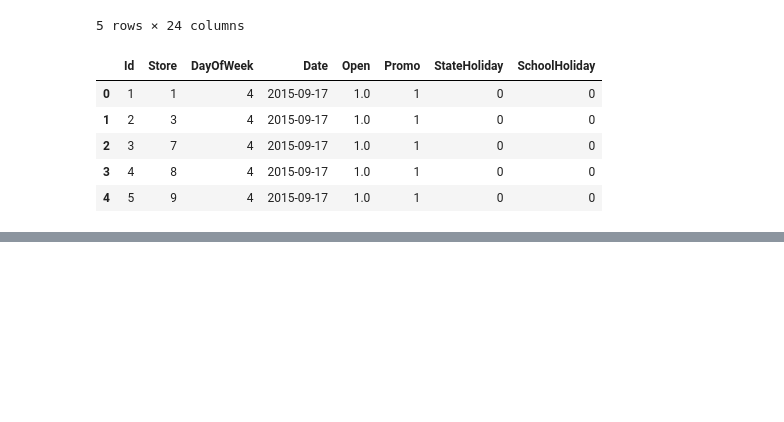
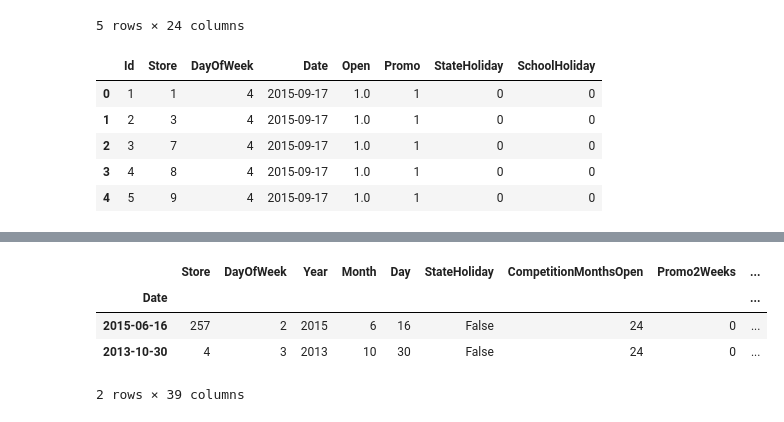
Before and after one commit to panozzaj/fastai, a Jupyter notebook: courses/dl1/Lesson 3 - AP - Structured data analysis.ipynb, the cells around one changed output, grey strips where cells are left out. Cells and saved outputs as stored; diff of their text form; code cells hidden in the pictures; blank space fills up the shorter version.

```diff
--- a/courses/dl1/Lesson 3 - AP - Structured data analysis.ipynb
+++ b/courses/dl1/Lesson 3 - AP - Structured data analysis.ipynb
@@ -69,0 +419,5 @@ AttributeError: module 'pandas.core.common' has no attribute 'is_numeric_dtype'
+# %%
+joined_test[dep] = 0
+joined_test = joined_test[categorical_vars + continuous_vars + [dep, 'Date', 'Id']].copy()
+# %%
+for v in categorical_vars: joined[v] = joined[v].astype('category').cat.as_ordered()
@@ -69,0 +426,4 @@ AttributeError: module 'pandas.core.common' has no attribute 'is_numeric_dtype'
+# %%
+for v in continuous_vars:
+    joined[v] = joined[v].fillna(0).astype('float32')
+    joined_test[v] = joined_test[v].fillna(0).astype('float32')
@@ -69,0 +436,8 @@ AttributeError: module 'pandas.core.common' has no attribute 'is_numeric_dtype'
+# %%
+joined_sample.head(2)
+# %% [output]
+|  | Store | DayOfWeek | Year | Month | Day | StateHoliday | CompetitionMonthsOpen | Promo2Weeks | ... |
+| Date |  |  |  |  |  |  |  |  | ... |
+| 2015-06-16 | 257 | 2 | 2015 | 6 | 16 | False | 24 | 0 | ... |
+| 2013-10-30 | 4 | 3 | 2013 | 10 | 30 | False | 24 | 0 | ... |
+2 rows × 39 columns
```
Also changed, not shown: parts of 75 cells of this notebook, 5 other files.
